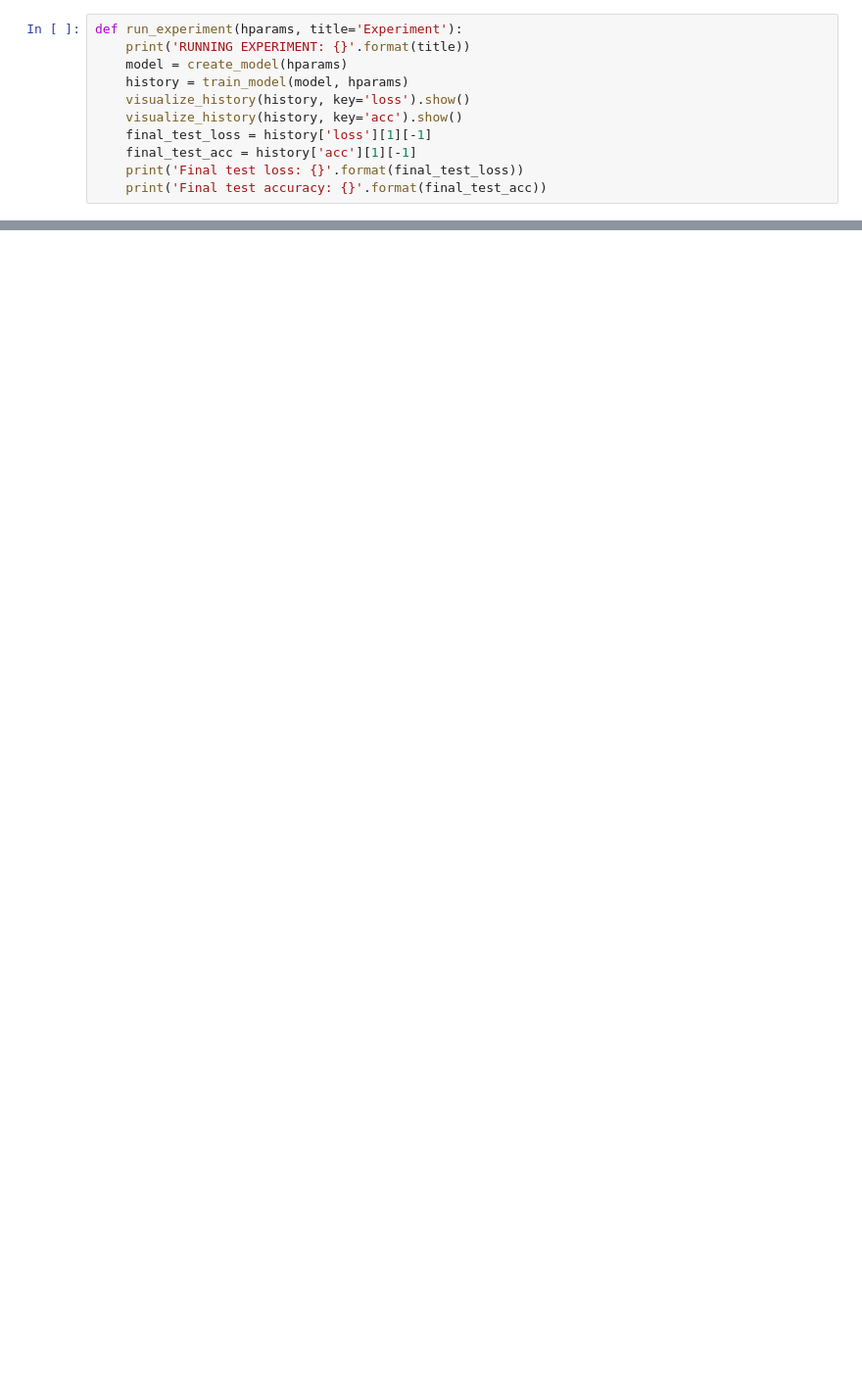
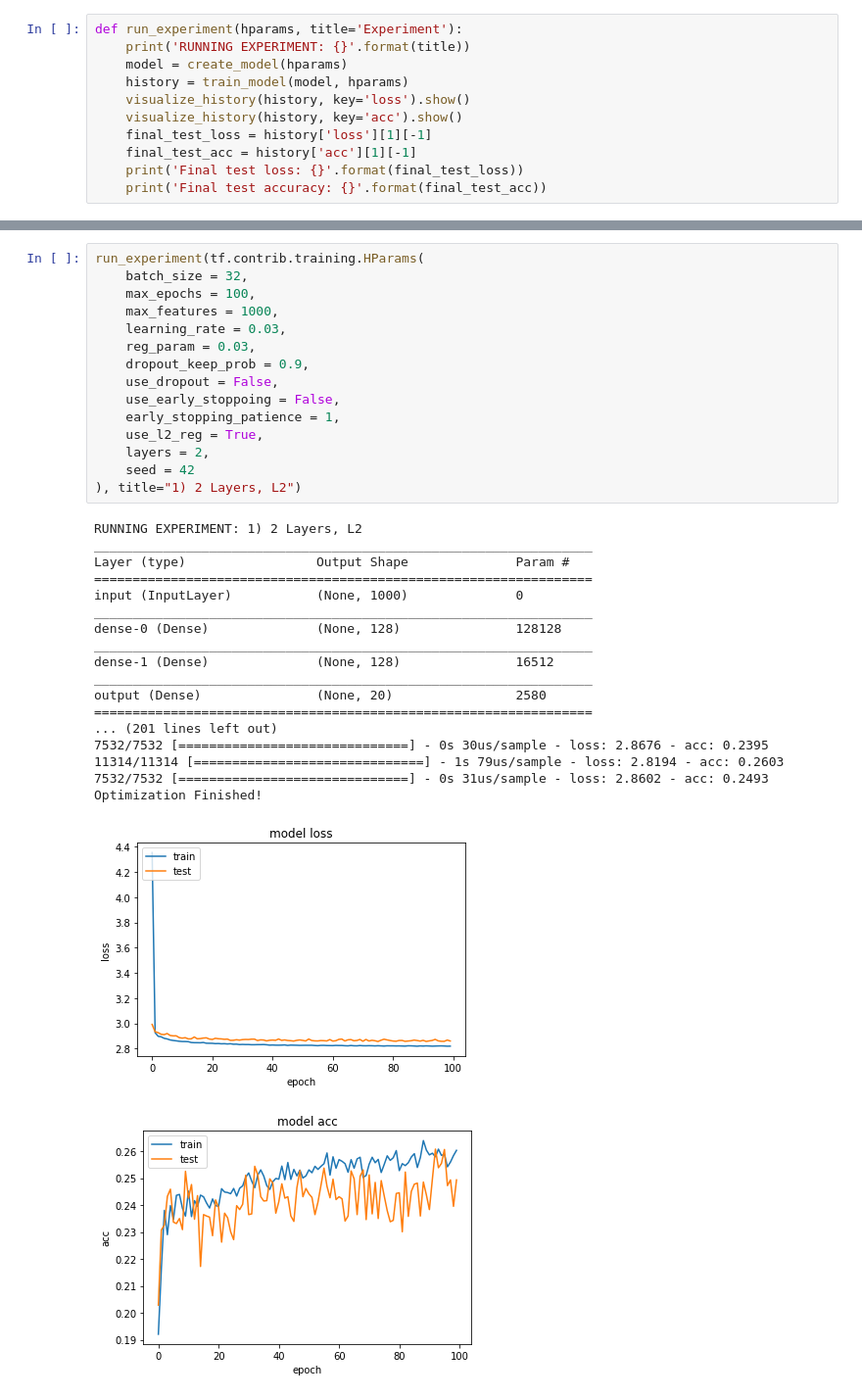
Before and after one commit to antonpetkoff/learning, a Jupyter notebook: text-mining/TM_lab08_MLP_Reg.ipynb, the cells around one changed output, grey strips where cells are left out. Shown at 98% size. Cells and saved outputs as stored; diff of their text form; blank space fills up the shorter version.

Commit message:
Run 7 experiments

```diff
--- a/text-mining/TM_lab08_MLP_Reg.ipynb
+++ b/text-mining/TM_lab08_MLP_Reg.ipynb
@@ -348,0 +331,35 @@ Final test accuracy: 0.6253319382667542
+# %%
+run_experiment(tf.contrib.training.HParams(
+    batch_size = 32,
+    max_epochs = 100,
+    max_features = 1000,
+    learning_rate = 0.03,
+    reg_param = 0.03,
+    dropout_keep_prob = 0.9,
+    use_dropout = False,
+    use_early_stoppoing = False,
+    early_stopping_patience = 1,
+    use_l2_reg = True,
+    layers = 2,
+    seed = 42
+), title="1) 2 Layers, L2")
+# %% [output]
+RUNNING EXPERIMENT: 1) 2 Layers, L2
+_________________________________________________________________
+Layer (type)                 Output Shape              Param #
+=================================================================
+input (InputLayer)           (None, 1000)              0
+_________________________________________________________________
+dense-0 (Dense)              (None, 128)               128128
+_________________________________________________________________
+dense-1 (Dense)              (None, 128)               16512
+_________________________________________________________________
+output (Dense)               (None, 20)                2580
+=================================================================
+... (201 lines left out)
+7532/7532 [==============================] - 0s 30us/sample - loss: 2.8676 - acc: 0.2395
+11314/11314 [==============================] - 1s 79us/sample - loss: 2.8194 - acc: 0.2603
+7532/7532 [==============================] - 0s 31us/sample - loss: 2.8602 - acc: 0.2493
+Optimization Finished!
+[figure, added]
+[figure, added]
```
Also changed, not shown: parts of 13 cells of this notebook.
